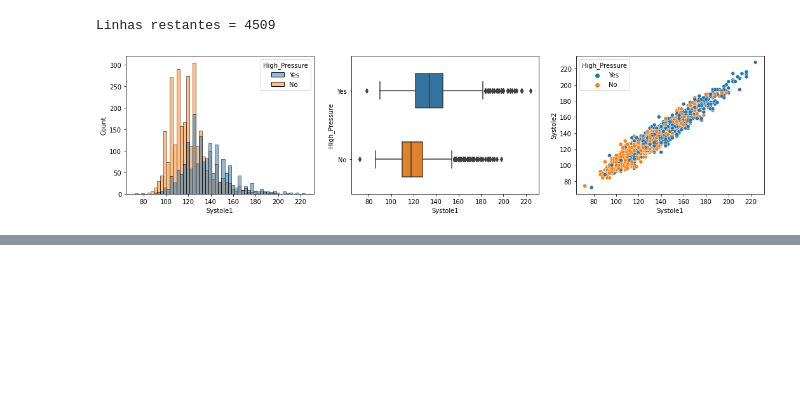
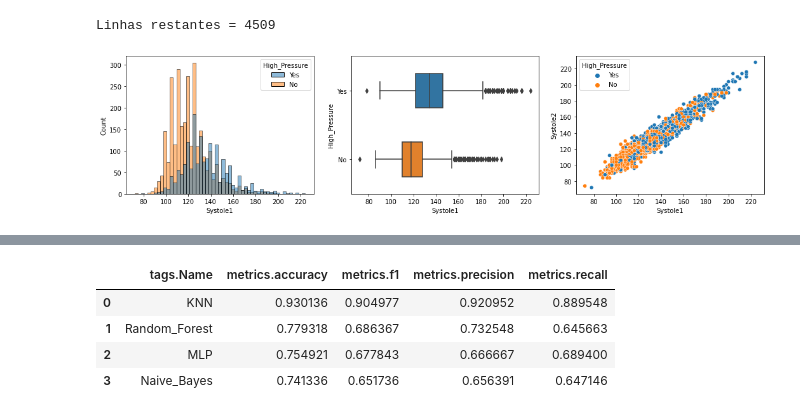
Before and after one commit to vitorp4/Ciencia-de-Dados, a Jupyter notebook: Projeto2.ipynb, the cells around one changed output, grey strips where cells are left out. Saved outputs shown, nothing was run; the diff lists cells and outputs as text; code cells hidden in the pictures; blank space fills up the shorter version.

```diff
--- a/Projeto2.ipynb
+++ b/Projeto2.ipynb
@@ -280,0 +308,6 @@ Recall = 0.656763096168882
+# %%
+bestMLP_run_id = resultMLP.loc[0,'run_id']
+best_modelMLP = mlflow.sklearn.load_model("mlruns/" + experiment_id_validation + "/" + bestMLP_run_id + "/artifacts/sklearn-model/")
+y_pred = best_modelMLP.predict(X_test)
+
+mlflow_save(experiment_id_test, {'hidden_layer_sizes':hidden_layer_sizes, 'learning_rate_init':learning_rate_init}, eval_metrics(y_test, y_pred), modelMLP, "MLP")
@@ -280,0 +318,4 @@ Recall = 0.656763096168882
+# %%
+filter_string = "tags.Name = 'Naive_Bayes'"
+resultNB = mlflow.search_runs([experiment_id_validation], filter_string=filter_string)
+resultNB[['tags.Name','metrics.accuracy']]
@@ -280,0 +327,6 @@ Recall = 0.656763096168882
+# %%
+bestNB_run_id = resultNB.loc[0,'run_id']
+best_modelNB = mlflow.sklearn.load_model("mlruns/" + experiment_id_validation + "/" + bestNB_run_id + "/artifacts/sklearn-model/")
+y_pred = best_modelNB.predict(X_test)
+
+mlflow_save(experiment_id_test, {}, eval_metrics(y_test, y_pred), modelNB, "Naive_Bayes")
@@ -280,0 +338,9 @@ Recall = 0.656763096168882
+# %%
+resultTESTE = mlflow.search_runs([experiment_id_test], order_by=["metrics.accuracy DESC"])
+resultTESTE[['tags.Name','metrics.accuracy','metrics.f1','metrics.precision','metrics.recall']]
+# %% [output]
+|  | tags.Name | metrics.accuracy | metrics.f1 | metrics.precision | metrics.recall |
+| 0 | KNN | 0.930136 | 0.904977 | 0.920952 | 0.889548 |
+| 1 | Random_Forest | 0.779318 | 0.686367 | 0.732548 | 0.645663 |
+| 2 | MLP | 0.754921 | 0.677843 | 0.666667 | 0.689400 |
+| 3 | Naive_Bayes | 0.741336 | 0.651736 | 0.656391 | 0.647146 |
```
Also changed, not shown: parts of 45 cells of this notebook.
